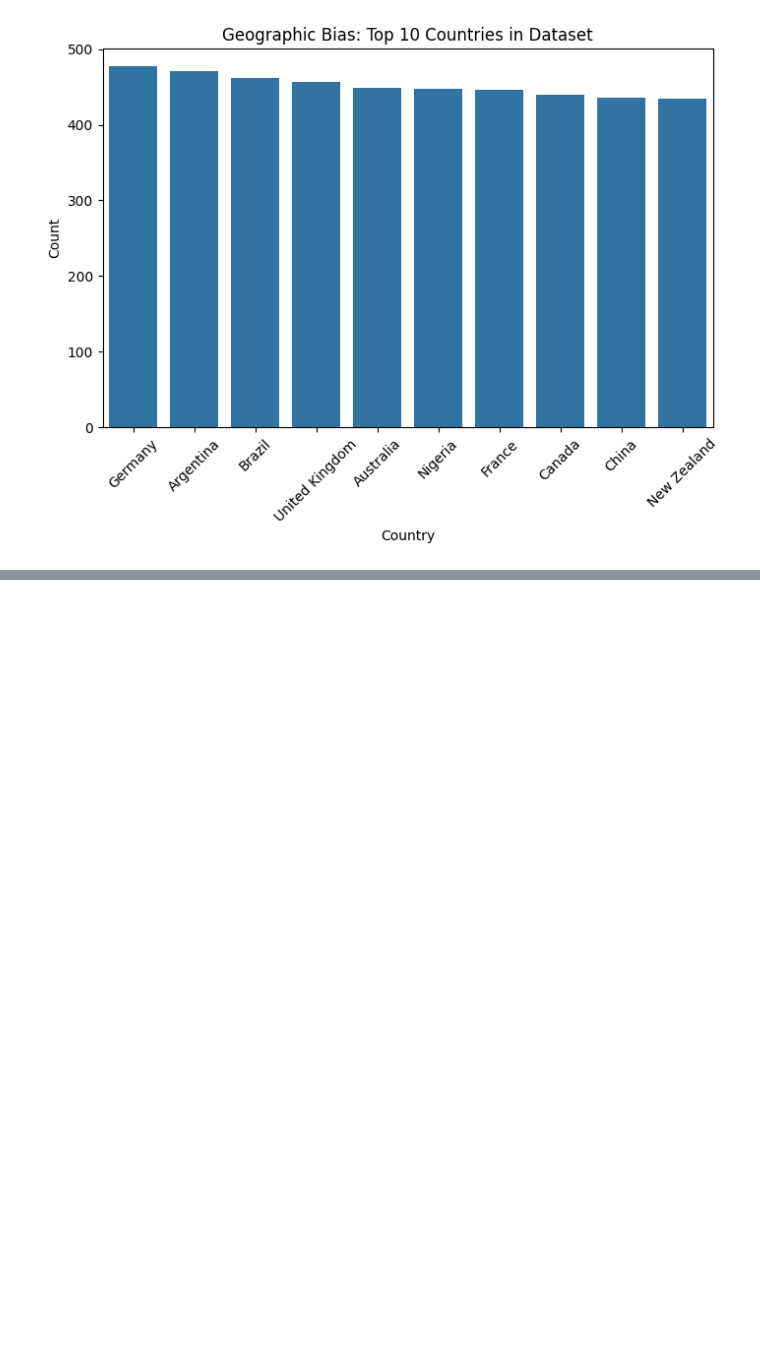
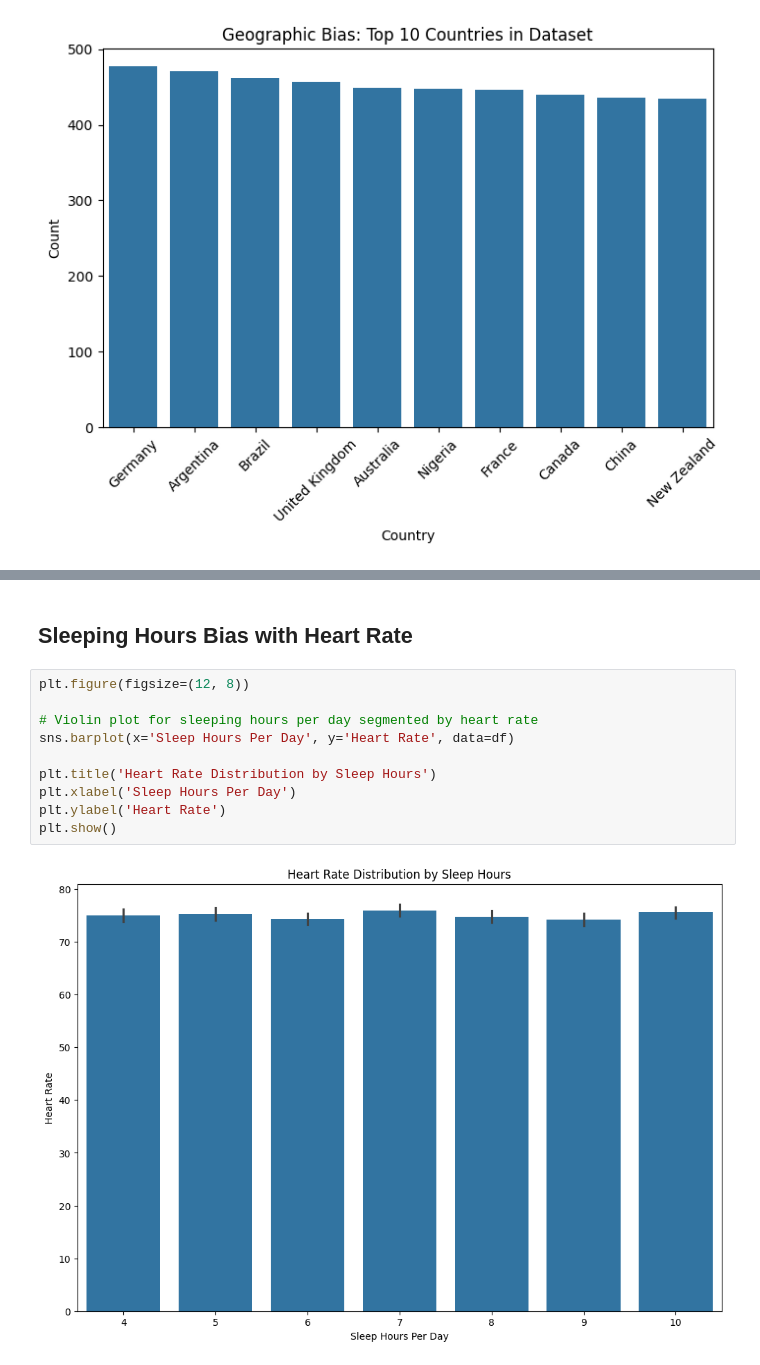
Before and after one commit to Group4-s2025/DATA6550-Bias, a Jupyter notebook: Module_2_Project_Group_4.ipynb, the cells around one changed output, grey strips where cells are left out. Drawn from its saved outputs; the diff is of its cells as text; blank space fills up the shorter version.

```diff
--- a/Module_2_Project_Group_4.ipynb
+++ b/Module_2_Project_Group_4.ipynb
@@ -124,0 +164,14 @@ plt.show()
+# %% [markdown]
+## Sleeping Hours Bias with Heart Rate
+# %%
+plt.figure(figsize=(12, 8))
+
+# Violin plot for sleeping hours per day segmented by heart rate
+sns.barplot(x='Sleep Hours Per Day', y='Heart Rate', data=df)
+
+plt.title('Heart Rate Distribution by Sleep Hours')
+plt.xlabel('Sleep Hours Per Day')
+plt.ylabel('Heart Rate')
+plt.show()
+# %% [output]
+[figure, added]
```
Also changed, not shown: parts of 12 cells of this notebook.
